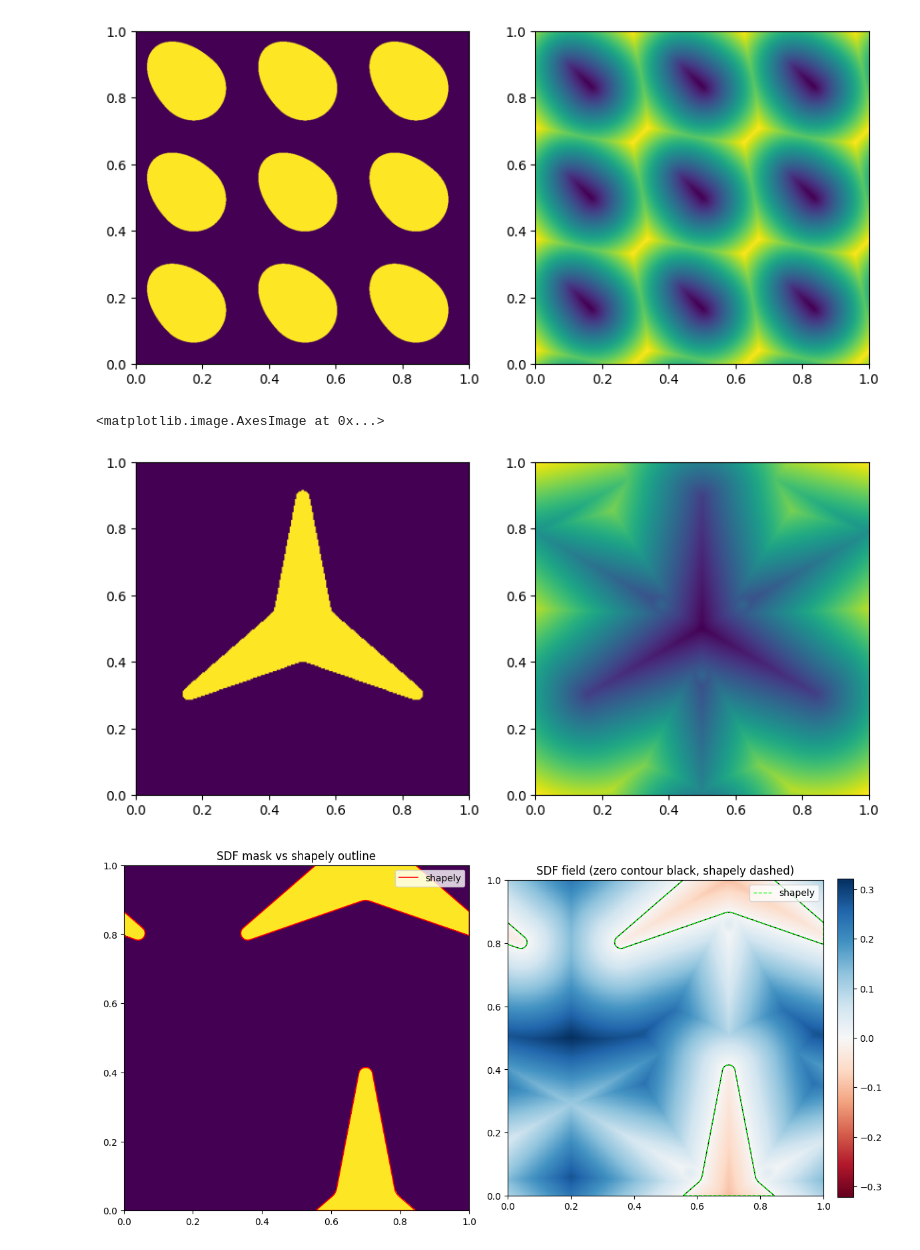
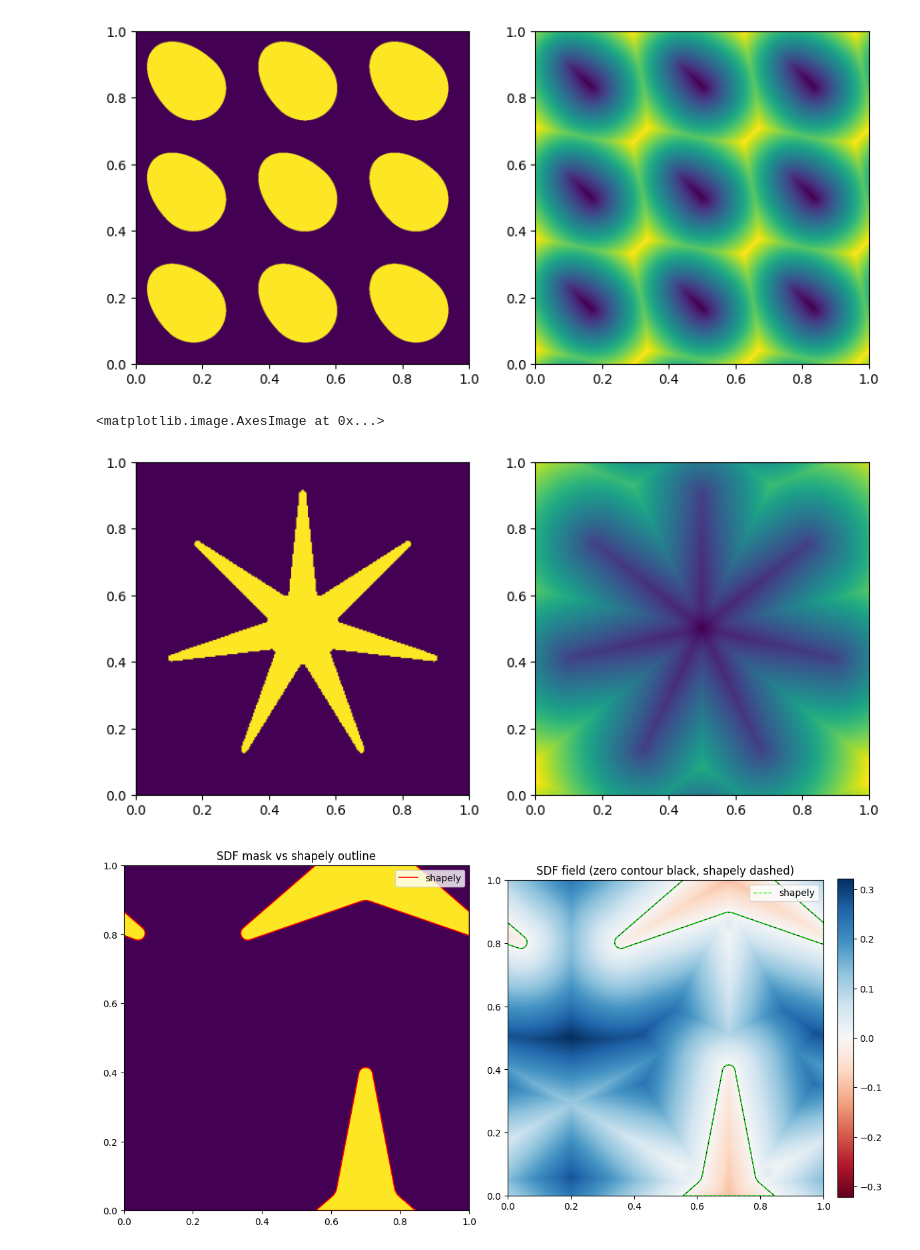
Before and after one commit to RodionovSA/metashapes, a Jupyter notebook: Example.ipynb, the cells around one changed output. Drawn from its saved outputs; the diff is of its cells as text; code cells hidden in the pictures.

```diff
--- a/Example.ipynb
+++ b/Example.ipynb
@@ -208,35 +208,35 @@ plt.imshow(sdf.cpu().detach(), aspect='equal', extent=extent, origin='lower')
 # %%
 # Star
 center        = torch.nn.Parameter(torch.tensor([0.5, 0.5]))
-n = 3
+n = 7
 outer_radius          = torch.nn.Parameter(torch.tensor(0.5))
 inner_radius          = torch.nn.Parameter(torch.tensor(0.1))
 angle         = torch.nn.Parameter(torch.tensor(0.0))
-outer_corner_radius = torch.nn.Parameter(torch.tensor(0.02))
-inner_corner_radius = torch.nn.Parameter(torch.tensor(0.04))
+outer_corner_radius = torch.nn.Parameter(torch.tensor(0.01))
+inner_corner_radius = torch.nn.Parameter(torch.tensor(0.01))
 
 star = Star(center, n, outer_radius, inner_radius, angle, outer_corner_radius, inner_corner_radius)
 star = star.to(dtype=dtype, device=device)
 lattice = lattice.to(dtype=dtype, device=device)
 star_cell = UnitCell(lattice=lattice, scene=star)
 
 image = star_cell.mask(nx, ny, repeat=(1, 1), cartesian=True, soft=False, softness=0.04)
 
 sdf = star_cell.rasterize(nx, ny, cartesian=True, repeat=(1, 1))
 
 fc = torch.tensor([[0,0],[1,0],[0,1],[1,1]], dtype=lattice.dtype, device=lattice.device)
 cx, cy = lattice.to_cartesian(fc[:,0], fc[:,1])
 extent = [cx.min().item(), cx.max().item(), cy.min().item(), cy.max().item()]
 
 plt.figure(figsize=(10, 5))
 plt.subplot(121)
 plt.imshow(image.cpu().detach(), aspect='equal', extent=extent, origin='lower')
 
 plt.subplot(122)
 plt.imshow(sdf.cpu().detach(), aspect='equal', extent=extent, origin='lower')
 # %% [output]
 <matplotlib.image.AxesImage at 0x...>
-[figure, old version]
+[figure, new version]
 # %%
 import numpy as np
 import matplotlib.pyplot as plt
```
Also changed, not shown: 9 other files.
